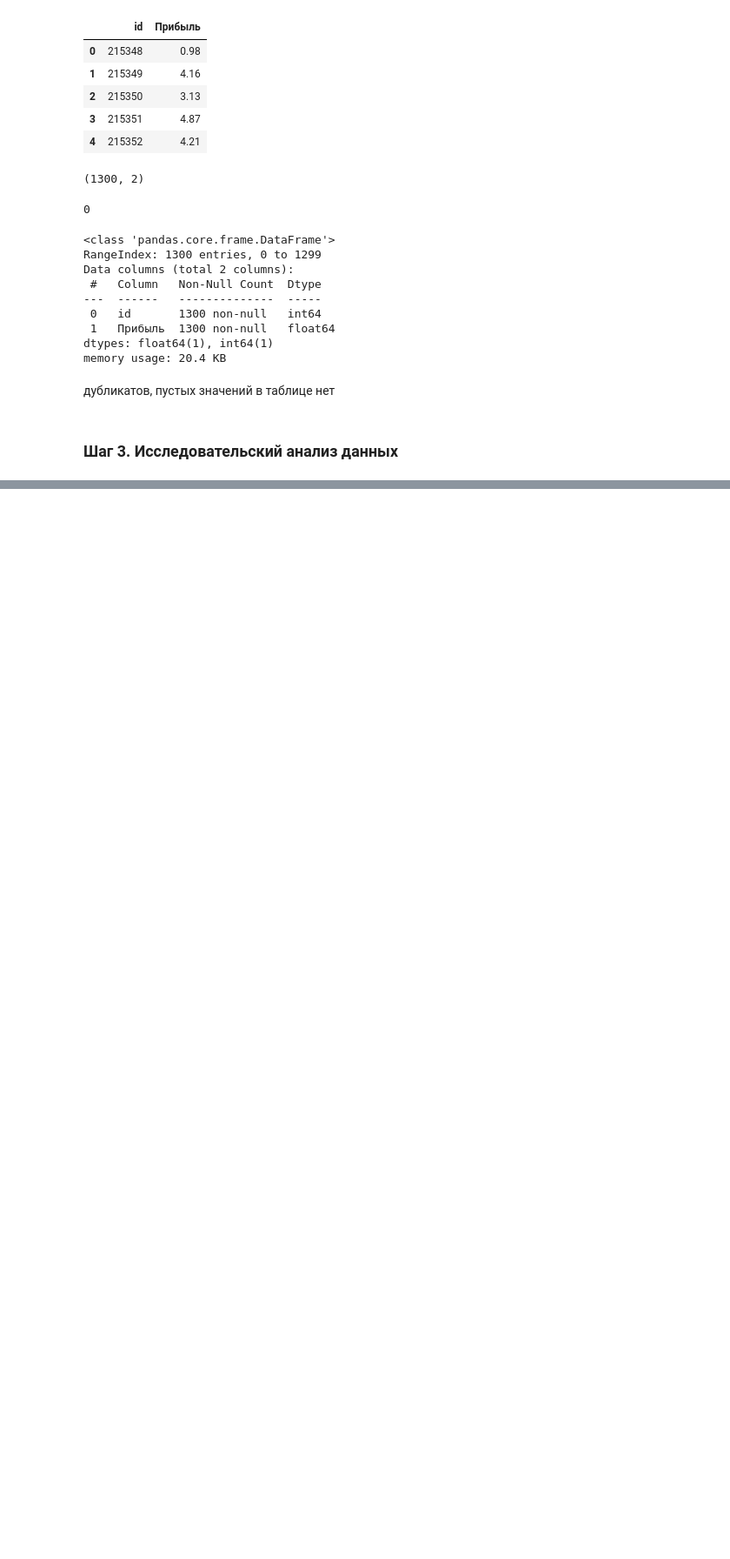
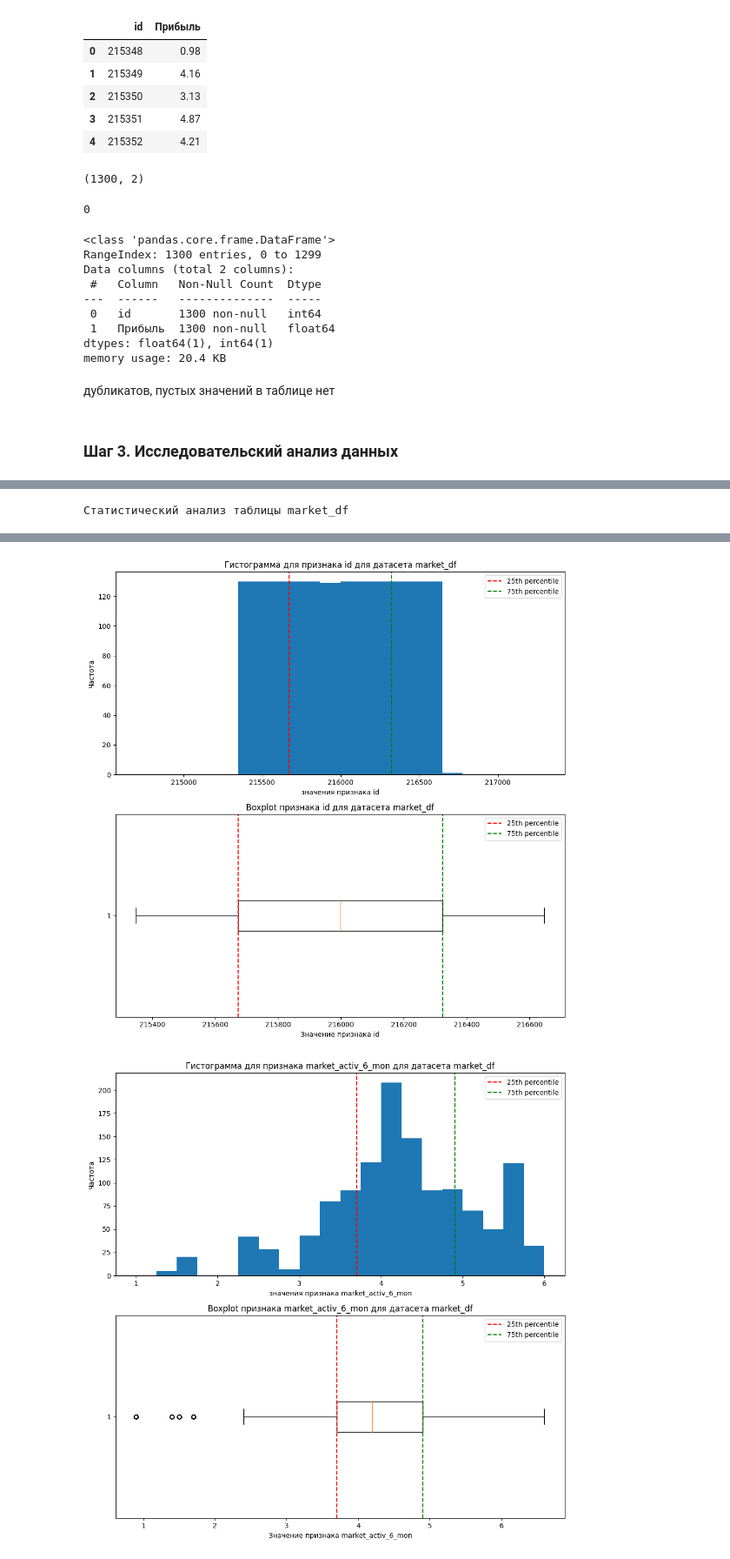
Before and after one commit to anthonypotekhin/studying, a Jupyter notebook: yandex_practicum/8_supervised_learning/sup_learn_proj.ipynb, the cells around one changed output, grey strips where cells are left out. Shown at 87% size. Saved outputs shown, nothing was run; the diff lists cells and outputs as text; code cells hidden in the pictures; blank space fills up the shorter version.

```diff
--- a/yandex_practicum/8_supervised_learning/sup_learn_proj.ipynb
+++ b/yandex_practicum/8_supervised_learning/sup_learn_proj.ipynb
@@ -309,11 +309,11 @@ array(['препредыдущий_месяц', 'текущий_месяц', 'п
 # %% [markdown]
 Трансфоримруем таблицу для получения информации о выручке для каждого из периодов
 # %%
-transformed_df = market_money_df.pivot_table(index='id', columns='Период', values='Выручка', aggfunc='sum').reset_index()
-transformed_df.columns.name = None
-transformed_df.columns = ['id', 'last_last_rev', 'last_rev', 'current_rev']
+market_money_df_tr = market_money_df.pivot_table(index='id', columns='Период', values='Выручка', aggfunc='sum').reset_index()
+market_money_df_tr.columns.name = None
+market_money_df_tr.columns = ['id', 'last_last_rev', 'last_rev', 'current_rev']
 
-transformed_df.head()
+market_money_df_tr.head()
 # %% [output]
 |  | id | last_last_rev | last_rev | current_rev |
 | 0 | 215348 | 0.0 | 0.0 | 3293.1 |
@@ -322,7 +322,6 @@ transformed_df.head()
 | 3 | 215351 | 6158.0 | 4793.0 | 6610.4 |
 | 4 | 215352 | 5807.5 | 4594.0 | 5872.5 |
 # %%
-market_money_df_tr = transformed_df
 market_money_df_tr.shape
 # %% [output]
 (1300, 4)
@@ -472,3 +522,12 @@ def get_var_name(var, caller_locals):
+# %%
+# функция построения столбчатой диаграммы
+
+def barplot_df(dataset, col, col_name, dataset_name):
+    dataset[col].value_counts().plot(kind='bar', legend=True, figsize=(10,5))
+    plt.title(f'Диаграмма частоты признака {col_name} для датасета {dataset_name}')
+    plt.xlabel(f'значение признака {col_name}')
+    plt.ylabel(f'Частота признака {col_name}')
+    plt.show()
 # %%
 # функция получения аналитических данных для любой таблицы
 
@@ -477,10 +536,24 @@ def analysis_df(some_df: pd.DataFrame):
     import inspect
     caller_locals = inspect.currentframe().f_back.f_locals
 
-    print(f'Статистический анализ таблицы {get_var_name(some_df, caller_locals)}')  # печатаем имя таблицы (из переменной)
+    dataset_name = get_var_name(some_df, caller_locals)
+
+
+    print(f'Статистический анализ таблицы {dataset_name}')  # печатаем имя таблицы (из переменной)
     display(some_df.describe().T)
 
     # блок построения гистограмм и диаграмм
 
-    for col in some_df.select_dtypes(exclude='number').columns.tolist():    # для категориальных столбцов
-        some_df[col].
+    cat_col_list = some_df.select_dtypes(exclude='number').columns.tolist()
+    num_col_list = some_df.select_dtypes(include='number').columns.tolist()
+
+    dict_names = {v: k for k,v in col_name_dict.items()}
+
+    for col in num_col_list:
+        plot_hist_boxplot(some_df=some_df, col_name=col, col=col, dataset_name=dataset_name)
+
+    for col in cat_col_list:   # для категориальных столбцов
+        try:
+            barplot_df(dataset=some_df, col_name=col, col=col, dataset_name=dataset_name)
+        except KeyError:
+            continue
@@ -493,0 +562,6 @@ analysis_df(market_money_df)
+# %%
+for dataset in [market_df, market_money_df_tr, market_time_df_tr, money_df]:
+    analysis_df(dataset)
+    print('\n\n')
+# %% [output]
+Статистический анализ таблицы market_df
@@ -493,0 +578,2 @@ analysis_df(market_money_df)
+[figure, added]
+[figure, added]
```
Also changed, not shown: parts of 5 cells of this notebook, 1 other file.
